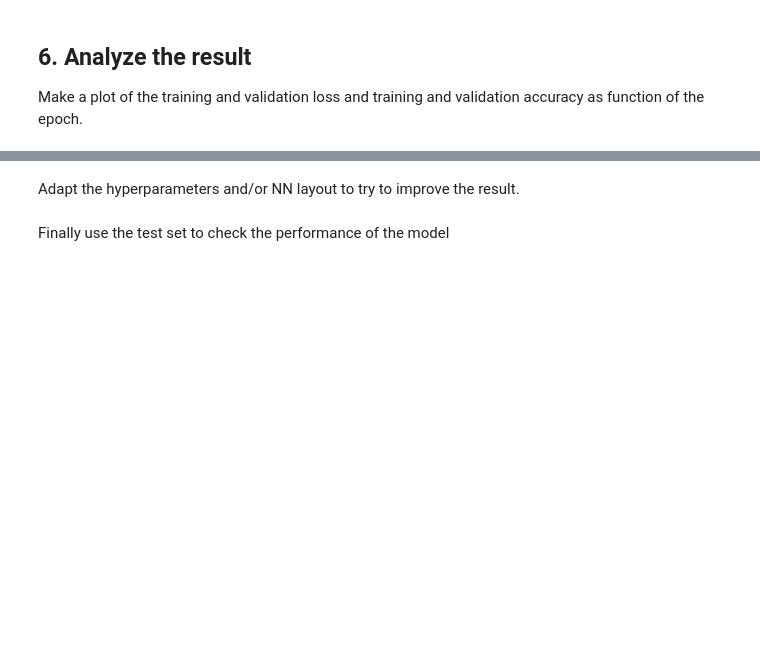
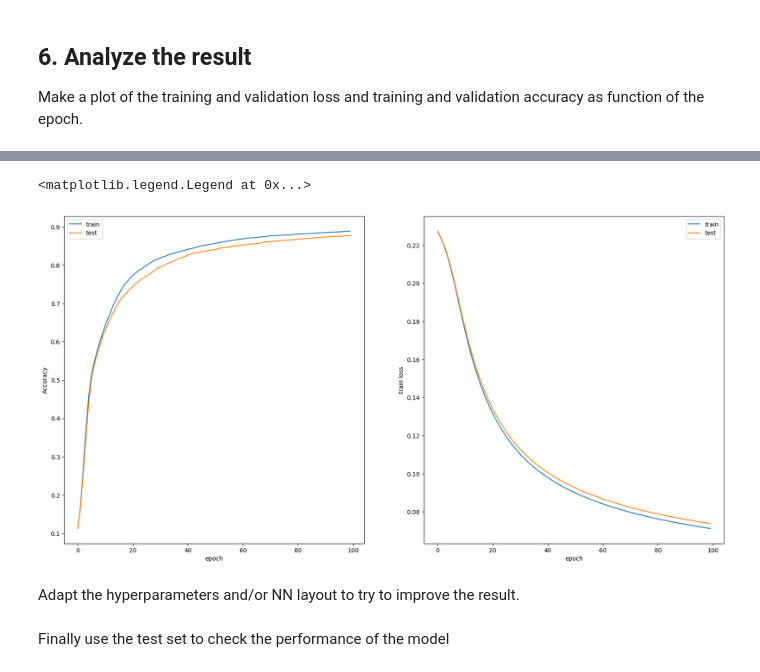
Before and after one commit to BenVigos/Machine-Learning, a Jupyter notebook: Assignment 5/neural_network_part2_student25.ipynb, the cells around one changed output, grey strips where cells are left out. Saved outputs shown, nothing was run; the diff lists cells and outputs as text; code cells hidden in the pictures; blank space fills up the shorter version.

```diff
--- a/Assignment 5/neural_network_part2_student25.ipynb
+++ b/Assignment 5/neural_network_part2_student25.ipynb
@@ -252,8 +252,10 @@ def update_weigths_biases(W, b, dLdWs, dLdbls):
 # perform the training
 
 def train_NN(W,b,X_train, y_train, X_test, y_test):
-    accuracies = []
-    losses = []
+    train_accuracies = []
+    test_accuracies = []
+    train_losses = []
+    test_losses = []
 
     for epoch in range(1, no_epochs + 1):
 
@@ -286,16 +288,30 @@ def train_NN(W,b,X_train, y_train, X_test, y_test):
         accuracy = np.mean(interim)
         loss = - np.mean(y_train*np.log(als[-1]))
 
-        accuracies.append(accuracy)
-        losses.append(loss)
+        train_accuracies.append(accuracy)
+        train_losses.append(loss)
+
+        #Do the same for test accuracy and loss
+
+        als, _ = forward_pass(W, b, X_test)
+
+        predictions = np.zeros_like(als[-1])  # Create a zero matrix of the same shape
+        predictions[np.argmax(als[-1], axis=0), np.arange(als[-1].shape[1])] = 1  # Set max to 1
+        interim = np.all(predictions == y_test, axis= 0).astype(int)  # Compare with true labels
+
+        accuracy = np.mean(interim)
+        loss = - np.mean(y_test*np.log(als[-1]))
+
+        test_accuracies.append(accuracy)
+        test_losses.append(loss)
 
         # for each epoch print info on learning progress
-        print(f"Epoch {epoch} \n Accuracy: {accuracy:.3} \n Loss:{loss} \n")
+        print(f"Epoch {epoch} \n Train accuracy: {train_accuracies[-1]:.3} train loss:{train_losses[-1]} \n Test accuracy: {test_accuracies[-1]:.3} test loss:{test_losses[-1]} \n")
 
-    return W, b, accuracies, losses
+    return W, b, train_accuracies, train_losses, test_accuracies, test_losses
 # %%
 W, b = initialize_weights_biases(layers)
 
-W, b, accuracies, losses = train_NN(W, b, X_valid, Y_valid, X_test, Y_test)
+W, b, train_accuracies, train_losses, test_accuracies, test_losses = train_NN(W, b, X_valid, Y_valid, X_test, Y_test)
 # %% [output]
 Epoch 1
@@ -325,3 +352,18 @@ Make a plot of the training and validation loss and training and validation accu
+# %%
+# plot the loss and accuracy as function of the epoch number
+fig, axs = plt.subplots(1, 2, figsize=(20, 10))
+axs[0].plot(train_accuracies, label="train")
+axs[0].plot(test_accuracies, label="test")
+axs[0].set(xlabel='epoch', ylabel='Accuracy')
+axs[0].legend()
+
+axs[1].plot(train_losses, label="train")
+axs[1].plot(test_losses, label="test")
+axs[1].set(xlabel='epoch', ylabel='train loss')
+axs[1].legend()
+# %% [output]
+<matplotlib.legend.Legend at 0x...>
+[figure, added]
 # %% [markdown]
 Adapt the hyperparameters and/or NN layout to try to improve the result.
 # %% [markdown]
```
Also changed, not shown: parts of 3 cells of this notebook.
